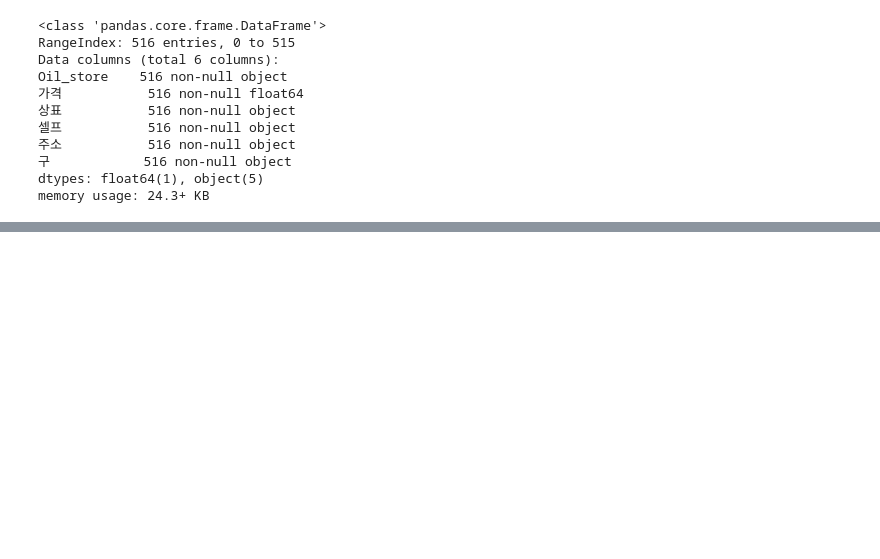
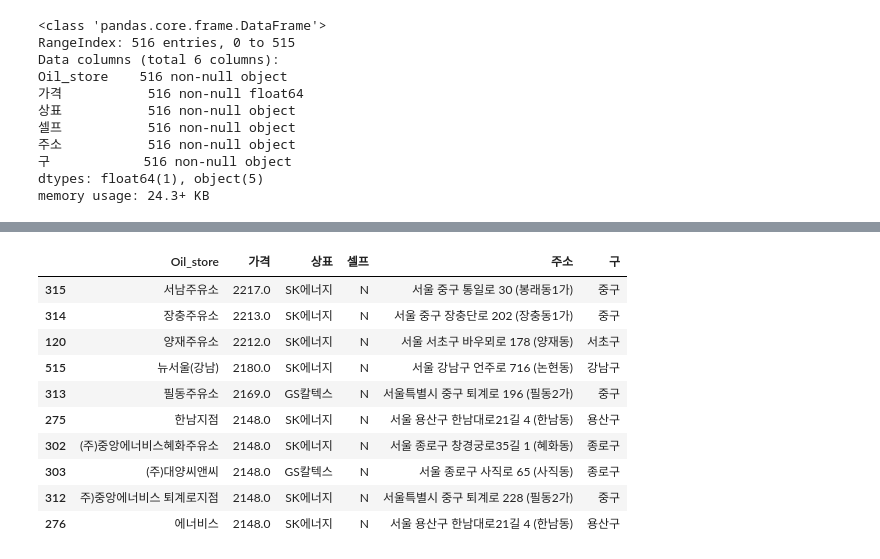
Before and after one commit to insung308/MgtDatabase2018, a Jupyter notebook: 셀프주유소/셀프주유소.ipynb, the cells around one changed output, grey strips where cells are left out. Saved outputs shown, nothing was run; the diff lists cells and outputs as text; code cells hidden in the pictures; blank space fills up the shorter version.

```diff
--- a/셀프주유소/셀프주유소.ipynb
+++ b/셀프주유소/셀프주유소.ipynb
@@ -287,0 +319,14 @@ else:
+# %%
+stations.sort_values(by="가격", ascending=False).head(10)
+# %% [output]
+|  | Oil_store | 가격 | 상표 | 셀프 | 주소 | 구 |
+| 315 | 서남주유소 | 2217.0 | SK에너지 | N | 서울 중구 통일로 30 (봉래동1가) | 중구 |
+| 314 | 장충주유소 | 2213.0 | SK에너지 | N | 서울 중구 장충단로 202 (장충동1가) | 중구 |
+| 120 | 양재주유소 | 2212.0 | SK에너지 | N | 서울 서초구 바우뫼로 178 (양재동) | 서초구 |
+| 515 | 뉴서울(강남) | 2180.0 | SK에너지 | N | 서울 강남구 언주로 716 (논현동) | 강남구 |
+| 313 | 필동주유소 | 2169.0 | GS칼텍스 | N | 서울특별시 중구 퇴계로 196 (필동2가) | 중구 |
+| 275 | 한남지점 | 2148.0 | SK에너지 | N | 서울 용산구 한남대로21길 4 (한남동) | 용산구 |
+| 302 | (주)중앙에너비스혜화주유소 | 2148.0 | SK에너지 | N | 서울 종로구 창경궁로35길 1 (혜화동) | 종로구 |
+| 303 | (주)대양씨앤씨 | 2148.0 | GS칼텍스 | N | 서울 종로구 사직로 65 (사직동) | 종로구 |
+| 312 | 주)중앙에너비스 퇴계로지점 | 2148.0 | SK에너지 | N | 서울특별시 중구 퇴계로 228 (필동2가) | 중구 |
+| 276 | 에너비스 | 2148.0 | SK에너지 | N | 서울 용산구 한남대로21길 4 (한남동) | 용산구 |
```
Also changed, not shown: parts of 18 cells of this notebook, 3 other files.
